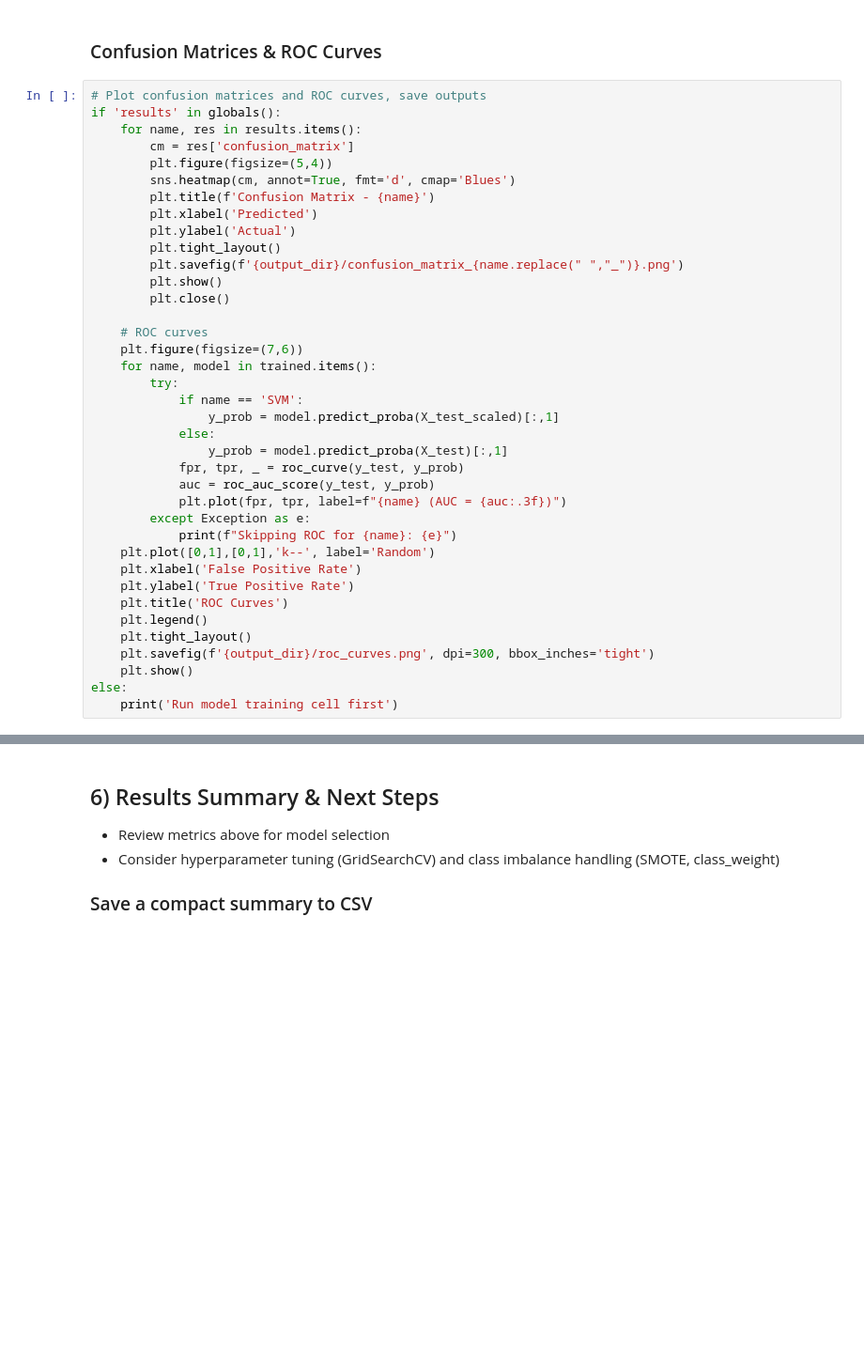
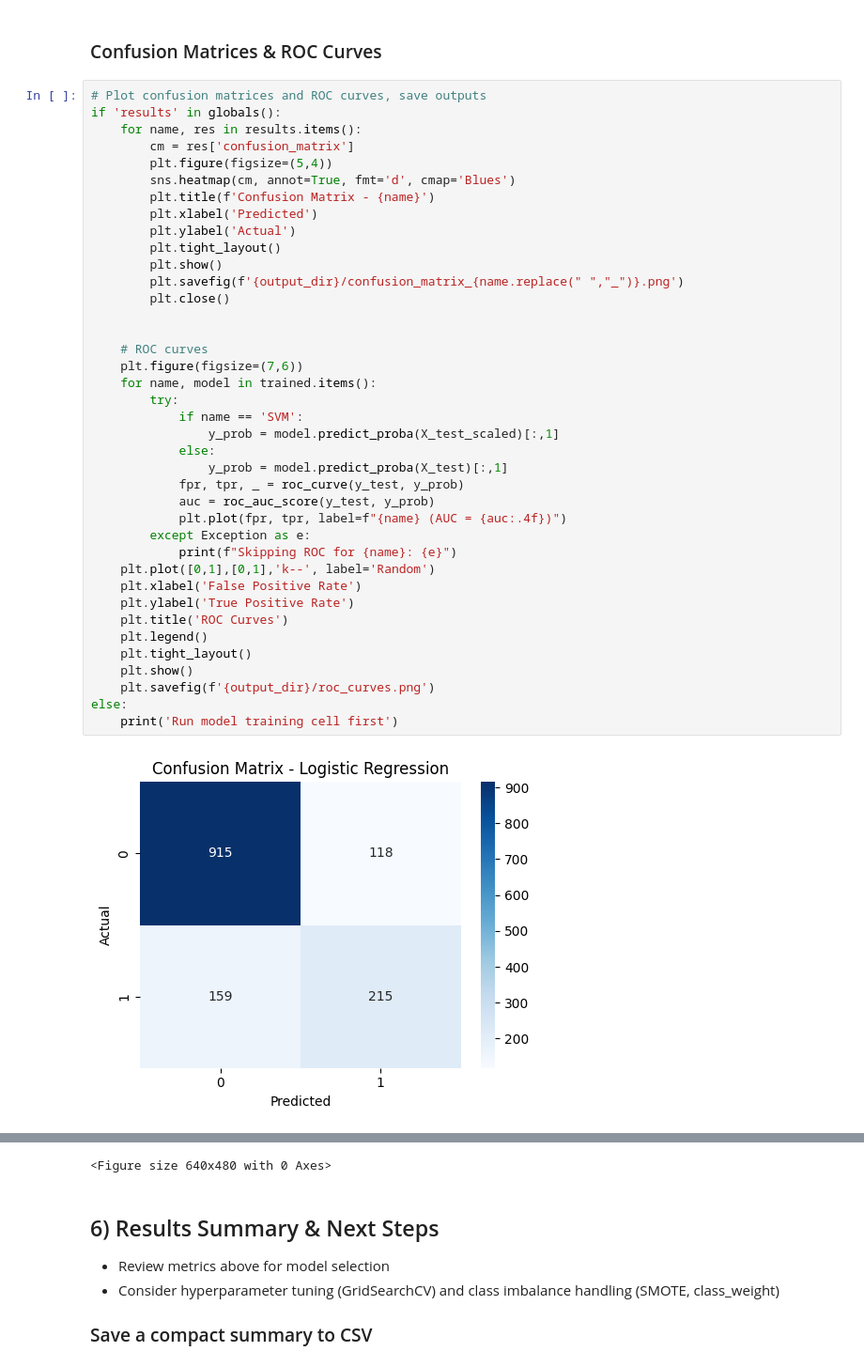
Before and after one commit to monikatyagiisc/customer-churn-prediction, a Jupyter notebook: notebooks/Customer_Churn_Prediction.ipynb, the cells around one changed output, grey strips where cells are left out. Shown at 94% size. Cells and saved outputs as stored; diff of their text form; blank space fills up the shorter version.

```diff
--- a/notebooks/Customer_Churn_Prediction.ipynb
+++ b/notebooks/Customer_Churn_Prediction.ipynb
@@ -321,33 +396,36 @@ if 'results' in globals():
         plt.figure(figsize=(5,4))
         sns.heatmap(cm, annot=True, fmt='d', cmap='Blues')
         plt.title(f'Confusion Matrix - {name}')
         plt.xlabel('Predicted')
         plt.ylabel('Actual')
         plt.tight_layout()
+        plt.show()
         plt.savefig(f'{output_dir}/confusion_matrix_{name.replace(" ","_")}.png')
-        plt.show()
         plt.close()
+
 
     # ROC curves
     plt.figure(figsize=(7,6))
     for name, model in trained.items():
         try:
             if name == 'SVM':
                 y_prob = model.predict_proba(X_test_scaled)[:,1]
             else:
                 y_prob = model.predict_proba(X_test)[:,1]
             fpr, tpr, _ = roc_curve(y_test, y_prob)
             auc = roc_auc_score(y_test, y_prob)
-            plt.plot(fpr, tpr, label=f"{name} (AUC = {auc:.3f})")
+            plt.plot(fpr, tpr, label=f"{name} (AUC = {auc:.4f})")
         except Exception as e:
             print(f"Skipping ROC for {name}: {e}")
     plt.plot([0,1],[0,1],'k--', label='Random')
     plt.xlabel('False Positive Rate')
     plt.ylabel('True Positive Rate')
     plt.title('ROC Curves')
     plt.legend()
     plt.tight_layout()
-    plt.savefig(f'{output_dir}/roc_curves.png', dpi=300, bbox_inches='tight')
     plt.show()
+    plt.savefig(f'{output_dir}/roc_curves.png')
 else:
     print('Run model training cell first')
+# %% [output]
+[figure, added]
@@ -354,3 +437,4 @@ else:
+<Figure size 640x480 with 0 Axes>
 # %% [markdown]
 ## 6) Results Summary & Next Steps
 - Review metrics above for model selection
```
Also changed, not shown: parts of 16 cells of this notebook.
